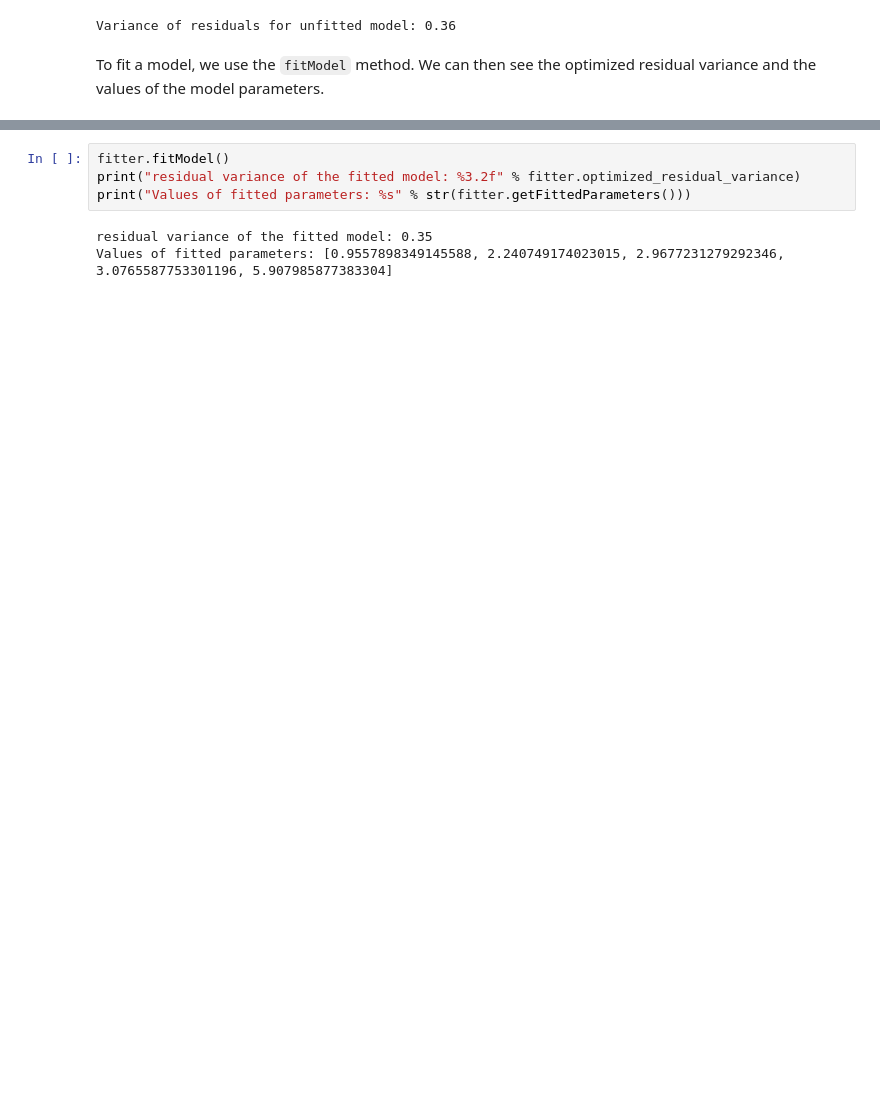
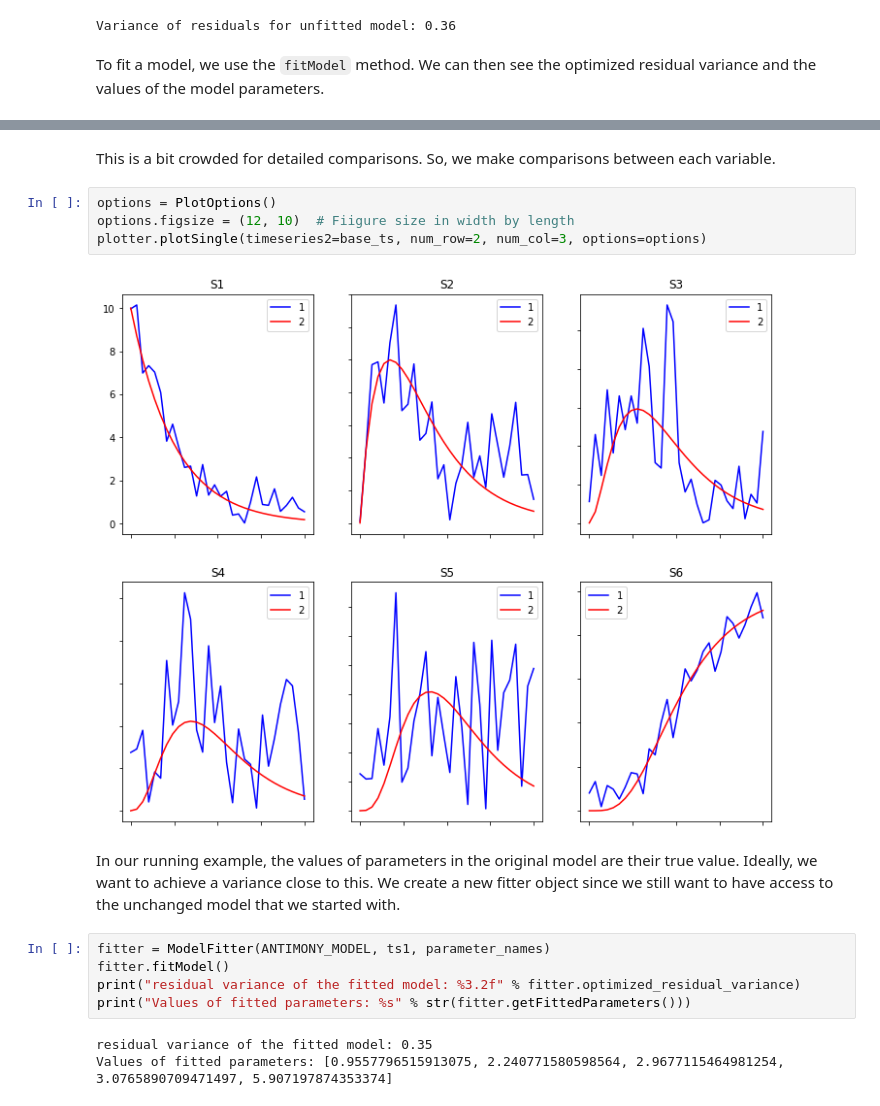
Before and after one commit to sys-bio/teUtils, a Jupyter notebook: teUtils/teUtils/Tutorial on Utilities for Model Fitting.ipynb, the cells around one changed output, grey strips where cells are left out. Saved outputs shown, nothing was run; the diff lists cells and outputs as text; blank space fills up the shorter version.

```diff
--- a/teUtils/teUtils/Tutorial on Utilities for Model Fitting.ipynb
+++ b/teUtils/teUtils/Tutorial on Utilities for Model Fitting.ipynb
@@ -304,7 +346,18 @@ To fit a model, we use the ``fitModel`` method. We can then see the optimized re
+# %% [markdown]
+This is a bit crowded for detailed comparisons. So, we make comparisons between each variable.
+# %%
+options = PlotOptions()
+options.figsize = (12, 10)  # Fiigure size in width by length
+plotter.plotSingle(timeseries2=base_ts, num_row=2, num_col=3, options=options)
+# %% [output]
+[figure, added]
+# %% [markdown]
+In our running example, the values of parameters in the original model are their true value. Ideally, we want to achieve a variance close to this. We create a new fitter object since we still want to have access to the unchanged model that we started with.
 # %%
+fitter = ModelFitter(ANTIMONY_MODEL, ts1, parameter_names)
 fitter.fitModel()
 print("residual variance of the fitted model: %3.2f" % fitter.optimized_residual_variance)
 print("Values of fitted parameters: %s" % str(fitter.getFittedParameters()))
 # %% [output]
 residual variance of the fitted model: 0.35
-Values of fitted parameters: [0.9557898349145588, 2.240749174023015, 2.9677231279292346, 3.0765587753301196, 5.907985877383304]
+Values of fitted parameters: [0.9557796515913075, 2.240771580598564, 2.9677115464981254, 3.0765890709471497, 5.907197874353374]
```
Also changed, not shown: parts of 20 cells of this notebook, 1 other file.
